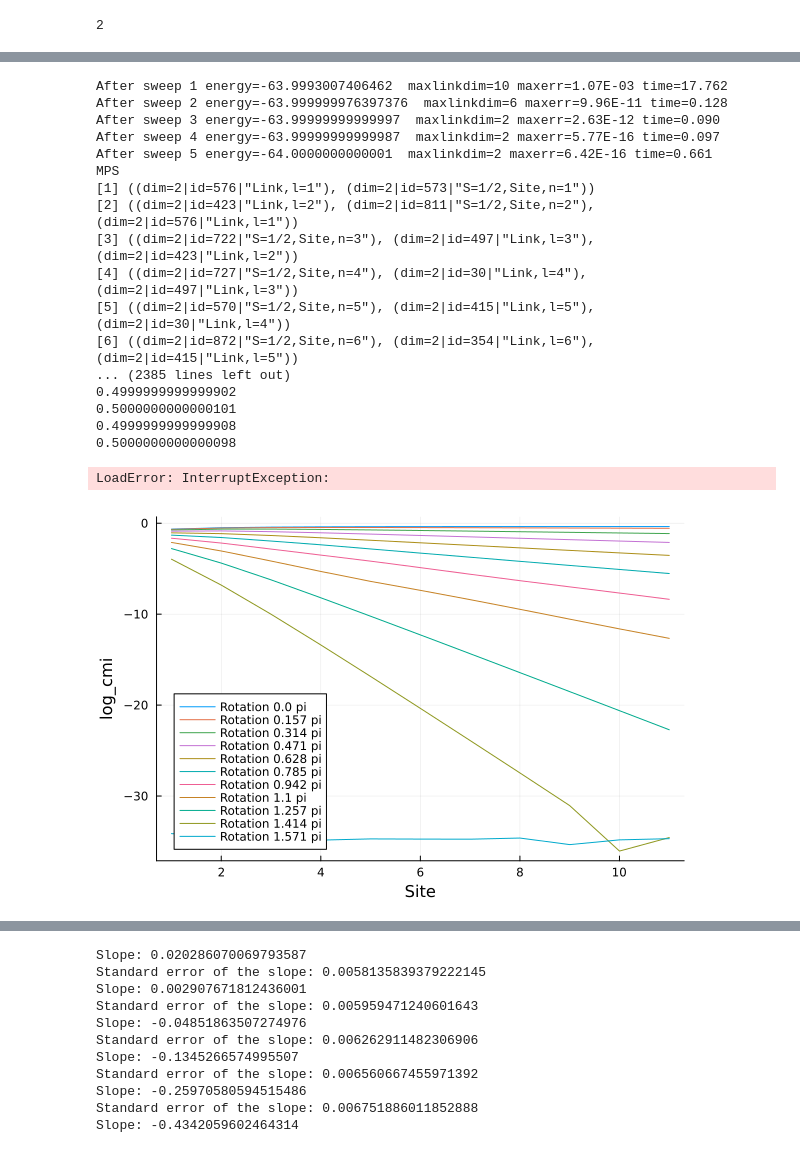
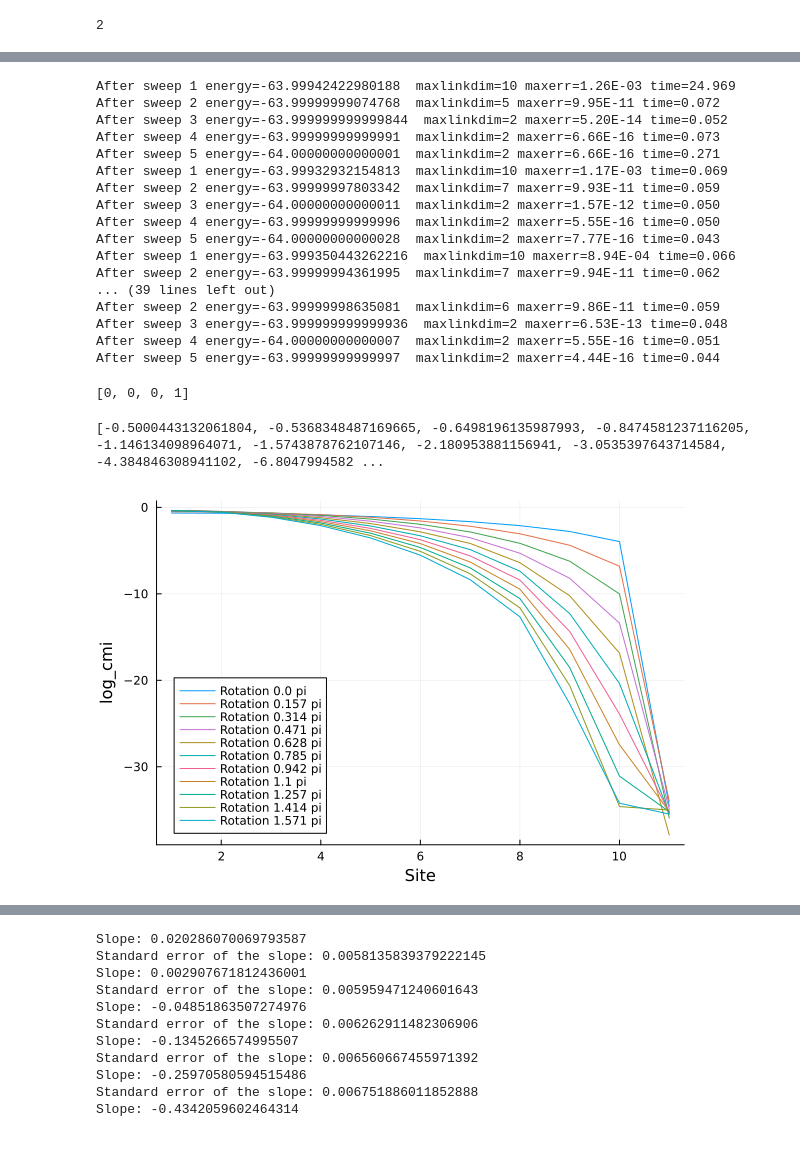
Before and after one commit to xiaotai-yang/NQS_cmi, a Jupyter notebook: DMRG/ES_dmrg.ipynb, the cells around one changed output, grey strips where cells are left out. Saved outputs shown, nothing was run; the diff lists cells and outputs as text; code cells hidden in the pictures.

```diff
--- a/DMRG/ES_dmrg.ipynb
+++ b/DMRG/ES_dmrg.ipynb
@@ -206,6 +306,7 @@ i = 2
 b = 2
 P0_list = []
 P1_list = []
+angle_list = [0.0, 0.05*pi, 0.1*pi, 0.15*pi, 0.2*pi, 0.25*pi, 0.3*pi, 0.35*pi, 0.4*pi, 0.45*pi, 0.5*pi]
 
 ITensors.op(::OpName"P0",::SiteType"S=1/2") =
  [1 0
@@ -215,34 +316,37 @@ ITensors.op(::OpName"P1",::SiteType"S=1/2") =
   0 1]
 
 for angle in angle_list
+
+    all_tensors = []
     os = OpSum()
     os -= 4.0*cos(angle)^2, "Sz",1,"Sx",2
-    os += 4.0*cos(angle)*sin(angle), "Sz",1,"Sz",2
+    os -= 4.0*cos(angle)*sin(angle), "Sz",1,"Sz",2
     os += 4.0*sin(angle)^2, "Sx",1,"Sz",2
-    os -= 4.0*cos(angle)*sin(angle), "Sx",1,"Sx",2
+    os += 4.0*cos(angle)*sin(angle), "Sx",1,"Sx",2
 
     os -= 8.0*cos(angle)^3, "Sx", N-2,"Sz",N-1,"Sz",N
-    os += 8.0*cos(angle)^2*sin(angle), "Sz",N-2,"Sz",N-1, "Sz",N
-    os -= 8.0*cos(angle)^2*sin(angle), "Sx",N-2,"Sx",N-1, "Sz",N
-    os -= 8.0*cos(angle)^2*sin(angle), "Sx",N-2,"Sz",N-1, "Sx",N
+    os -= 8.0*cos(angle)^2*sin(angle), "Sz",N-2,"Sz",N-1, "Sz",N
+    os += 8.0*cos(angle)^2*sin(angle), "Sx",N-2,"Sx",N-1, "Sz",N
+    os += 8.0*cos(angle)^2*sin(angle), "Sx",N-2,"Sz",N-1, "Sx",N
     os += 8.0*cos(angle)*sin(angle)^2, "Sz",N-2,"Sx",N-1, "Sz",N
     os += 8.0*cos(angle)*sin(angle)^2, "Sz",N-2,"Sz",N-1, "Sx",N
     os -= 8.0*cos(angle)*sin(angle)^2, "Sx",N-2,"Sx",N-1, "Sx",N
-    os += 8.0*sin(angle)^3, "Sz",N-2,"Sx",N-1, "Sx",N
+    os -= 8.0*sin(angle)^3, "Sz",N-2,"Sx",N-1, "Sx",N
 
     os -= 4.0*cos(angle)^2, "Sx", N-1,"Sx",N
-    os += 4.0*cos(angle)*sin(angle), "Sx", N-1,"Sz",N
+    os -= 4.0*cos(angle)*sin(angle), "Sx", N-1,"Sz",N
     os -= 4.0*sin(angle)^2, "Sz", N-1,"Sz",N
-    os += 4.0*cos(angle)*sin(angle), "Sz", N-1,"Sx",N
+    os -= 4.0*cos(angle)*sin(angle), "Sz", N-1,"Sx",N
+
     for j=1:N-3
         os -= 8.0*cos(angle)^3, "Sx",j,"Sz",j+1,"Sx",j+2
-        os += 8.0*cos(angle)^2*sin(angle), "Sz",j,"Sz",j+1, "Sx", j+2
-        os -= 8.0*cos(angle)^2*sin(angle), "Sx",j,"Sx",j+1, "Sx", j+2
-        os += 8.0*cos(angle)^2*sin(angle), "Sx",j,"Sz",j+1,"Sz", j+2
+        os -= 8.0*cos(angle)^2*sin(angle), "Sz",j,"Sz",j+1, "Sx", j+2
+        os += 8.0*cos(angle)^2*sin(angle), "Sx",j,"Sx",j+1, "Sx", j+2
+        os -= 8.0*cos(angle)^2*sin(angle), "Sx",j,"Sz",j+1,"Sz", j+2
         os += 8.0*cos(angle)*sin(angle)^2, "Sz",j,"Sx",j+1, "Sx", j+2
         os += 8.0*cos(angle)*sin(angle)^2, "Sx",j,"Sx",j+1, "Sz", j+2
         os -= 8.0*cos(angle)*sin(angle)^2, "Sz",j,"Sz",j+1,"Sz", j+2
-        os -= 8.0*sin(angle)^3, "Sz",j,"Sx",j+1,"Sz", j+2
+        os += 8.0*sin(angle)^3, "Sz",j,"Sx",j+1,"Sz", j+2
     end
 
     H = MPO(os,sites)
@@ -254,8 +358,7 @@ for angle in angle_list
     noise = [1E-5, 1E-6, 1E-7, 1E-8, 0.0]
     psi0 = randomMPS(sites,10)
 
-    energy, psi = dmrg(H, psi0; nsweeps, maxdim, mind, cutoff, noise)
-    println(psi)
+    energy, psi = dmrg(H, psi0; nsweeps, maxdim, cutoff, noise)
     for i in 2:12
         # Apply the projection operator to the MPS at site i
         entangle_Ei = 0
@@ -289,7 +392,6 @@ for angle in angle_list
                 SvN = 0.0
                 for n=1:dim(S, 1)
                     p = S[n,n]^2
-                    println(p)
                     SvN -= p * log(p+1e-32)
                 end
                 entangle_Ei += SvN*pa_i
@@ -299,40 +401,48 @@ for angle in angle_list
     end
 end
 # %% [output]
-After sweep 1 energy=-63.9993007406462  maxlinkdim=10 maxerr=1.07E-03 time=17.762
-After sweep 2 energy=-63.999999976397376  maxlinkdim=6 maxerr=9.96E-11 time=0.128
-After sweep 3 energy=-63.99999999999997  maxlinkdim=2 maxerr=2.63E-12 time=0.090
-After sweep 4 energy=-63.99999999999987  maxlinkdim=2 maxerr=5.77E-16 time=0.097
-After sweep 5 energy=-64.0000000000001  maxlinkdim=2 maxerr=6.42E-16 time=0.661
-MPS
-[1] ((dim=2|id=576|"Link,l=1"), (dim=2|id=573|"S=1/2,Site,n=1"))
-[2] ((dim=2|id=423|"Link,l=2"), (dim=2|id=811|"S=1/2,Site,n=2"), (dim=2|id=576|"Link,l=1"))
-[3] ((dim=2|id=722|"S=1/2,Site,n=3"), (dim=2|id=497|"Link,l=3"), (dim=2|id=423|"Link,l=2"))
-[4] ((dim=2|id=727|"S=1/2,Site,n=4"), (dim=2|id=30|"Link,l=4"), (dim=2|id=497|"Link,l=3"))
-[5] ((dim=2|id=570|"S=1/2,Site,n=5"), (dim=2|id=415|"Link,l=5"), (dim=2|id=30|"Link,l=4"))
-[6] ((dim=2|id=872|"S=1/2,Site,n=6"), (dim=2|id=354|"Link,l=6"), (dim=2|id=415|"Link,l=5"))
-... (2385 lines left out)
-0.4999999999999902
-0.5000000000000101
-0.4999999999999908
-0.5000000000000098
+After sweep 1 energy=-63.99942422980188  maxlinkdim=10 maxerr=1.26E-03 time=24.969
+After sweep 2 energy=-63.99999999074768  maxlinkdim=5 maxerr=9.95E-11 time=0.072
+After sweep 3 energy=-63.999999999999844  maxlinkdim=2 maxerr=5.20E-14 time=0.052
+After sweep 4 energy=-63.99999999999991  maxlinkdim=2 maxerr=6.66E-16 time=0.073
+After sweep 5 energy=-64.00000000000001  maxlinkdim=2 maxerr=6.66E-16 time=0.271
+After sweep 1 energy=-63.99932932154813  maxlinkdim=10 maxerr=1.17E-03 time=0.069
+After sweep 2 energy=-63.99999997803342  maxlinkdim=7 maxerr=9.93E-11 time=0.059
+After sweep 3 energy=-64.00000000000011  maxlinkdim=2 maxerr=1.57E-12 time=0.050
+After sweep 4 energy=-63.99999999999996  maxlinkdim=2 maxerr=5.55E-16 time=0.050
+After sweep 5 energy=-64.00000000000028  maxlinkdim=2 maxerr=7.77E-16 time=0.043
+After sweep 1 energy=-63.999350443262216  maxlinkdim=10 maxerr=8.94E-04 time=0.066
+After sweep 2 energy=-63.99999994361995  maxlinkdim=7 maxerr=9.94E-11 time=0.062
+... (39 lines left out)
+After sweep 2 energy=-63.99999998635081  maxlinkdim=6 maxerr=9.86E-11 time=0.059
+After sweep 3 energy=-63.999999999999936  maxlinkdim=2 maxerr=6.53E-13 time=0.048
+After sweep 4 energy=-64.00000000000007  maxlinkdim=2 maxerr=5.55E-16 time=0.051
+After sweep 5 energy=-63.99999999999997  maxlinkdim=2 maxerr=4.44E-16 time=0.044
-LoadError: InterruptException:
+# %%
+combination = digits(8, base = 2, pad = i - 1)
+println(combination)
+# %% [output]
+[0, 0, 0, 1]
+# %%
+println(reshaped_array[2, :])
+# %% [output]
+[-0.5000443132061804, -0.5368348487169665, -0.6498196135987993, -0.8474581237116205, -1.146134098964071, -1.5743878762107146, -2.180953881156941, -3.0535397643714584, -4.384846308941102, -6.8047994582 ...
 # %%
 using Plots
-
+reshaped_array = reshape(log.(abs.(entangle_E)), 11, 11)
 # Number of lines (rows of the array)
 num_lines = size(reshaped_array, 1)
 
 # Create a plot with multiple lines
 p = plot()
 for i in 1:num_lines
     angle = round(angle_list[i], digits = 3)
     plot!(1:size(reshaped_array, 2), reshaped_array[i, :], label = "Rotation $angle pi")
 end
 xlabel!(p, "Site")
 ylabel!(p, "log_cmi")
 # Display the plot
 display(p)
 # %% [output]
-[figure, old version]
+[figure, new version]
 # %%
```
Also changed, not shown: parts of 7 cells of this notebook, 1 other file.
